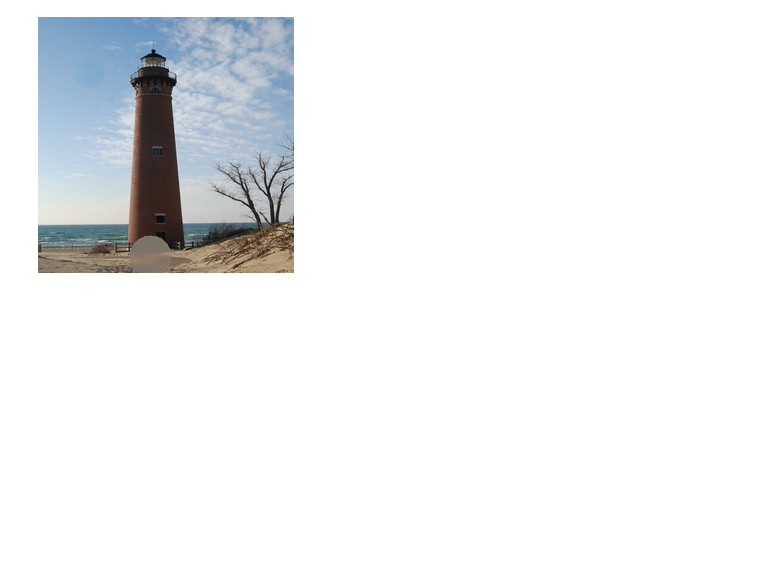
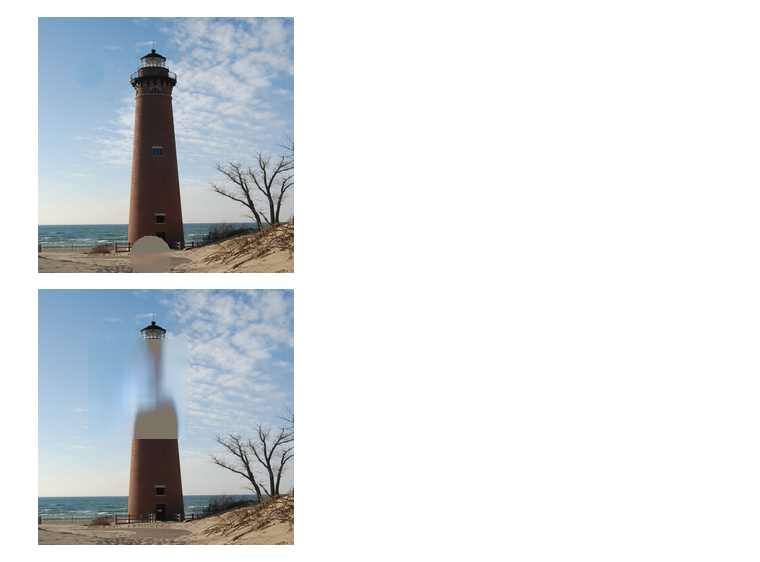
Before and after one commit to Soldann/image-inpainting, a Jupyter notebook: gan_double_dg.ipynb, the cells around one changed output. Drawn from its saved outputs; the diff is of its cells as text; code cells hidden in the pictures; blank space fills up the shorter version.

```diff
--- a/gan_double_dg.ipynb
+++ b/gan_double_dg.ipynb
@@ -618,3 +618,29 @@ image = Image.fromarray(image)
 display(image)
 # %% [output]
 [figure]
+# %%
+generator = Generator().to("cuda")
+discriminator = Discriminator().to("cuda")
+generator.load_state_dict(torch.load("generator_new_50.pth"))
+generator.eval()
+image = Image.open("testSet_resize/1.jpg")
+mask = np.ones((3, 256, 256), dtype=np.uint8)
+mask[:, 50:150, 50:150] = 0
+mask = torch.from_numpy(mask)
+image = transform(image).to("cuda")
+mask = mask.to("cuda")
+image = image.unsqueeze(0)
+mask = mask.unsqueeze(0)
+image = generator(image, mask)
+image = image.squeeze(0)
+image = image.detach().cpu()
+mean = torch.tensor([0.485, 0.456, 0.406]).view(3, 1, 1)
+std = torch.tensor([0.229, 0.224, 0.225]).view(3, 1, 1)
+image = image * std + mean
+image = image.numpy()
+image = np.transpose(image, (1, 2, 0))
+image = (image * 255).astype(np.uint8)
+image = Image.fromarray(image)
+display(image)
+# %% [output]
+[figure, added]
```
Also changed, not shown: 2 other files.
